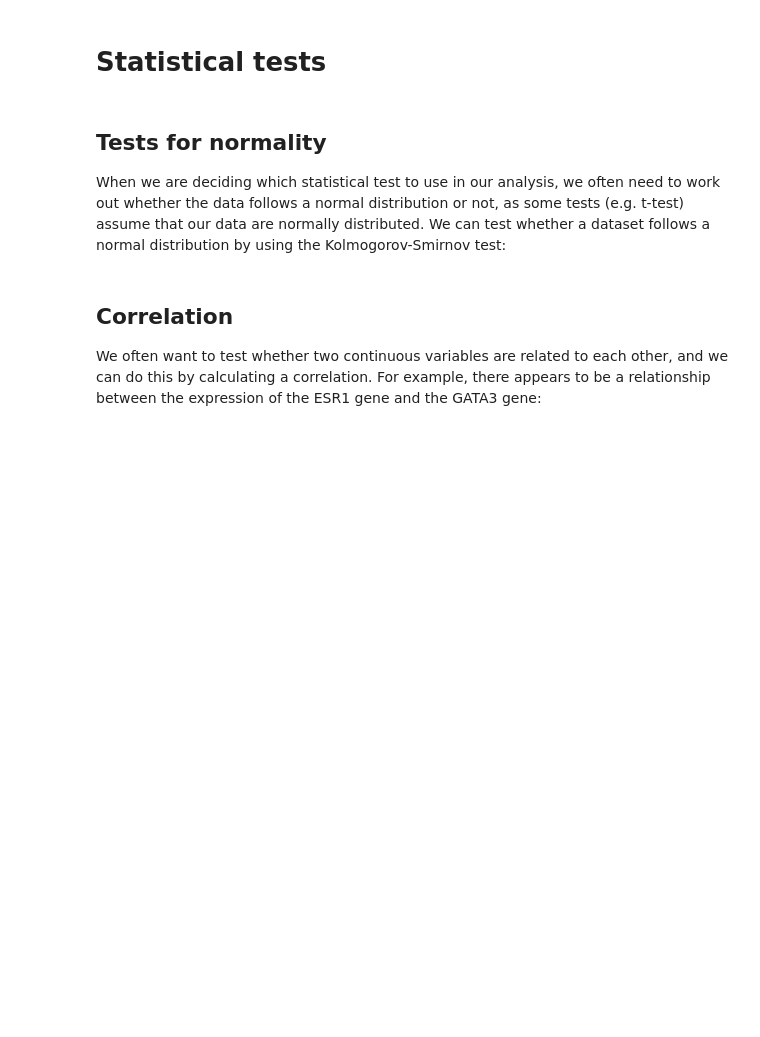
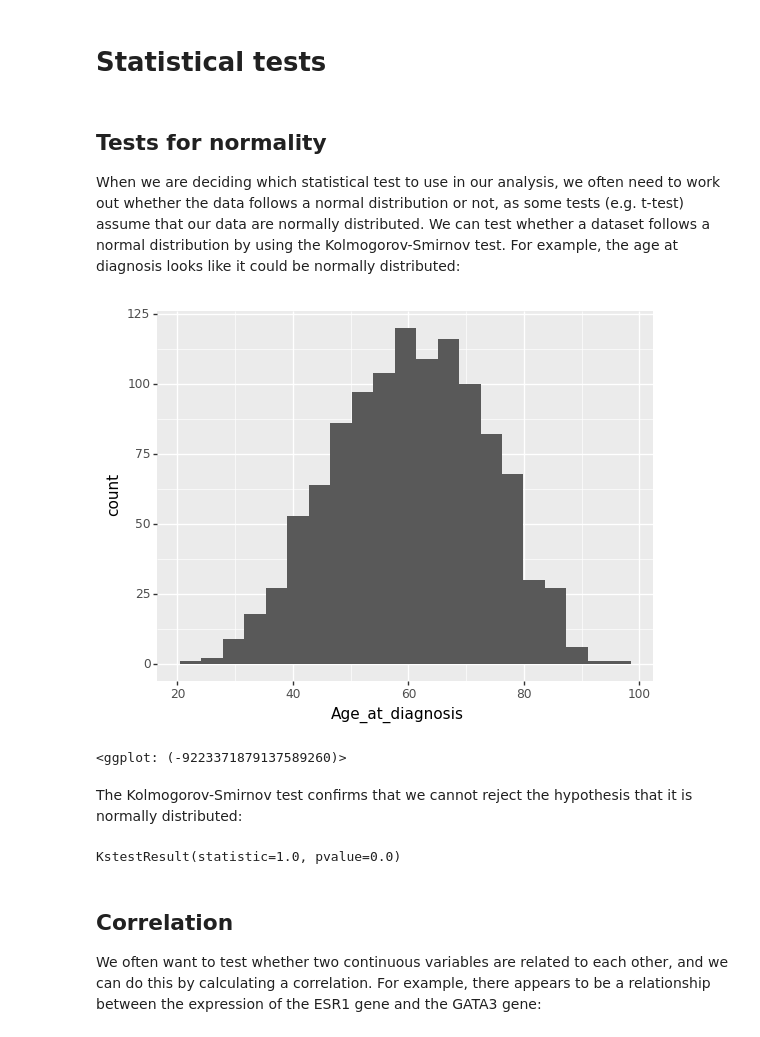
Before and after one commit to semacu/data-science-python, a Jupyter notebook: notebooks/week5_lecture.ipynb, the cells around one changed output. Drawn from its saved outputs; the diff is of its cells as text; code cells hidden in the pictures; blank space fills up the shorter version.

Commit message:
Expanded test for normality

```diff
--- a/notebooks/week5_lecture.ipynb
+++ b/notebooks/week5_lecture.ipynb
@@ -26,7 +26,21 @@ metabric.describe()
 # Statistical tests
 # %% [markdown]
 ## Tests for normality
-When we are deciding which statistical test to use in our analysis, we often need to work out whether the data follows a normal distribution or not, as some tests (e.g. t-test) assume that our data are normally distributed. We can test whether a dataset follows a normal distribution by using the Kolmogorov-Smirnov test:
+When we are deciding which statistical test to use in our analysis, we often need to work out whether the data follows a normal distribution or not, as some tests (e.g. t-test) assume that our data are normally distributed. We can test whether a dataset follows a normal distribution by using the Kolmogorov-Smirnov test. For example, the age at diagnosis looks like it could be normally distributed:
+# %%
+(
+ggplot(metabric, aes("Age_at_diagnosis"))
+    + geom_histogram()
+)
+# %% [output]
+[figure, added]
+<ggplot: (-9223371879137589260)>
+# %% [markdown]
+The Kolmogorov-Smirnov test confirms that we cannot reject the hypothesis that it is normally distributed:
+# %%
+sp.stats.kstest(metabric["Age_at_diagnosis"], "norm")
+# %% [output]
+KstestResult(statistic=1.0, pvalue=0.0)
 # %% [markdown]
 ## Correlation
 We often want to test whether two continuous variables are related to each other, and we can do this by calculating a correlation. For example, there appears to be a relationship between the expression of the ESR1 gene and the GATA3 gene:
```
